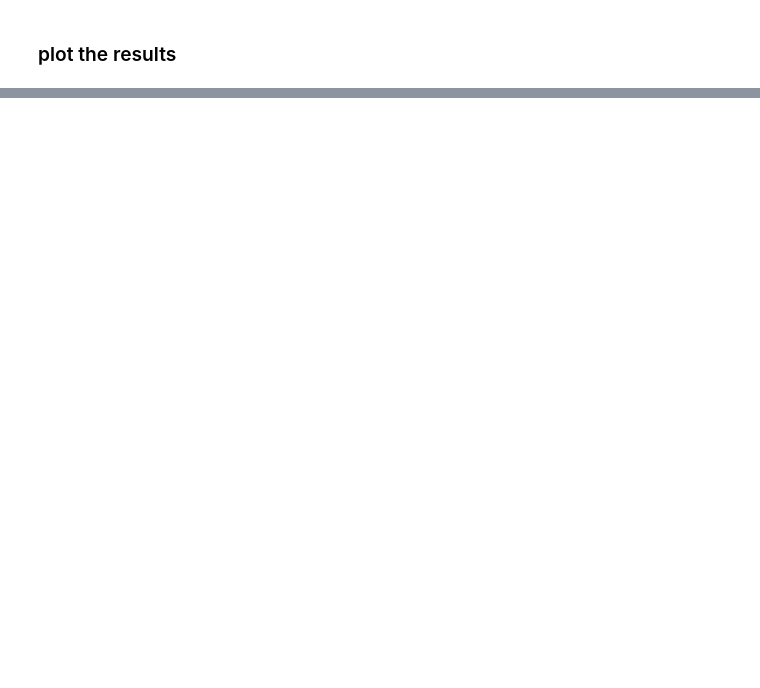
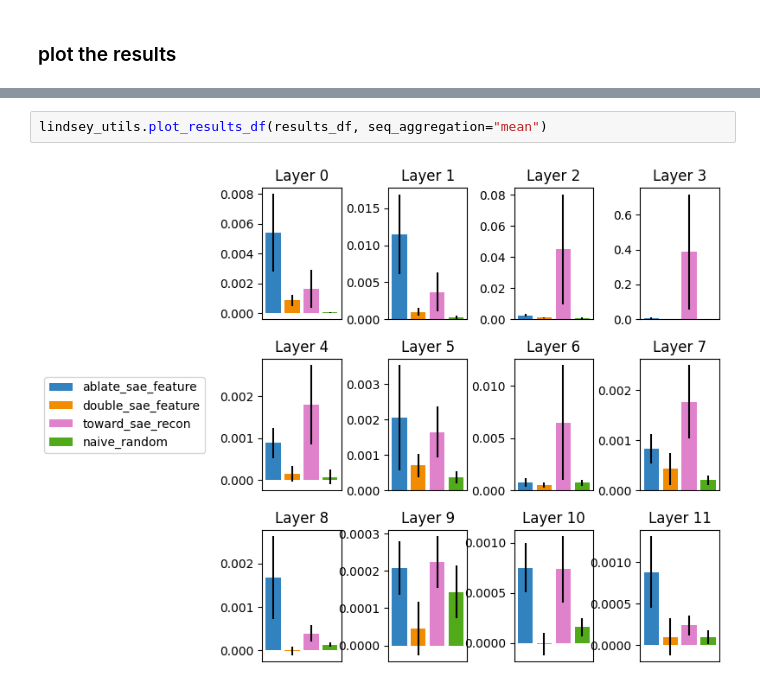
Before and after one commit to jettjaniak/teren, a Jupyter notebook: notebooks/lindsey_note_replication.ipynb, the cells around one changed output, grey strips where cells are left out. Cells and saved outputs as stored; diff of their text form; blank space fills up the shorter version.

```diff
--- a/notebooks/lindsey_note_replication.ipynb
+++ b/notebooks/lindsey_note_replication.ipynb
@@ -459,0 +207,4 @@ plt.show()
+# %%
+lindsey_utils.plot_results_df(results_df, seq_aggregation="mean")
+# %% [output]
+[figure, added]
```
Also changed, not shown: parts of 14 cells of this notebook, 3 other files.
